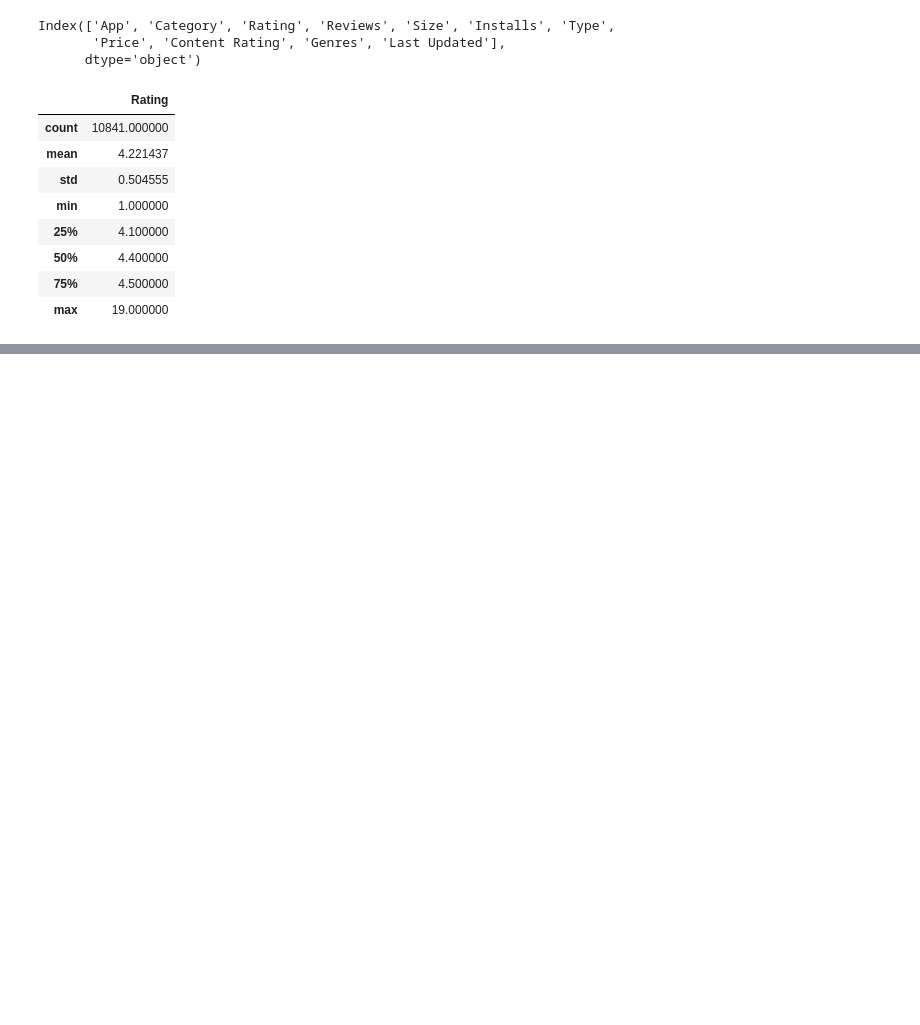
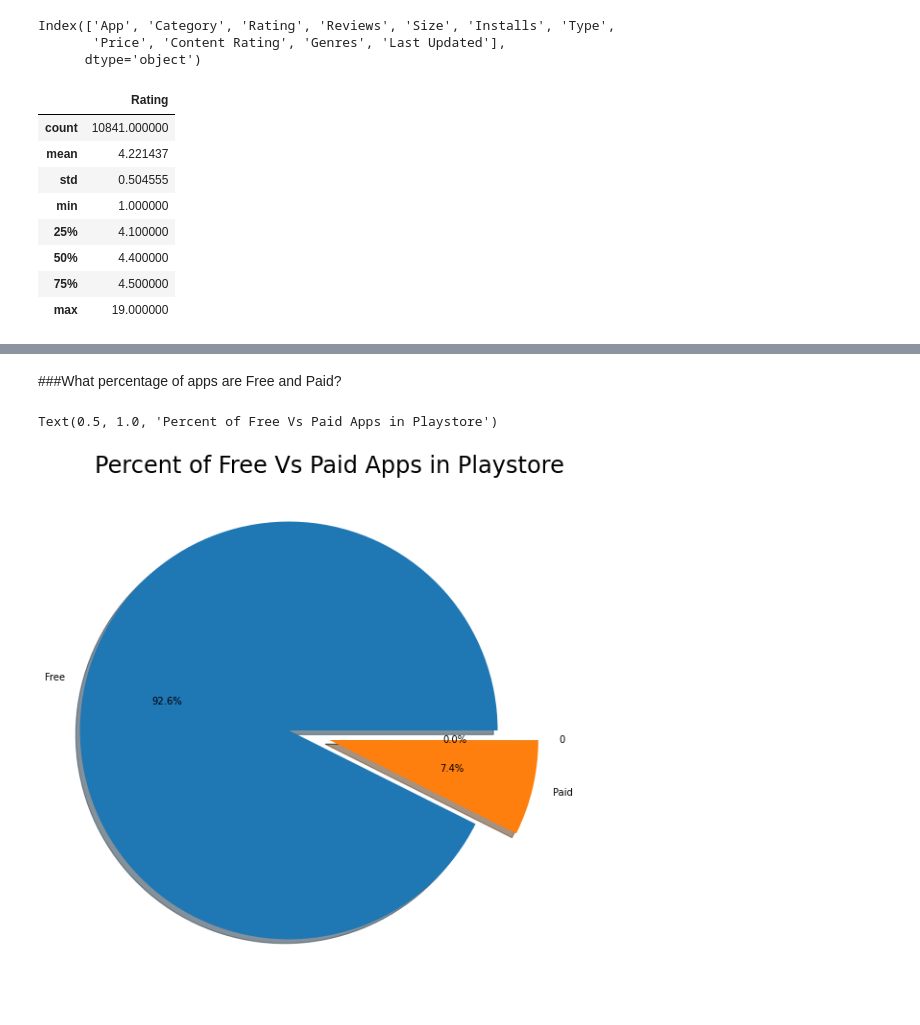
Before and after one commit to Amankr351/Play-Store-Review-Analysis, a Jupyter notebook: Aman_EDA_Project.ipynb, the cells around one changed output, grey strips where cells are left out. Drawn from its saved outputs; the diff is of its cells as text; code cells hidden in the pictures; blank space fills up the shorter version.

```diff
--- a/Aman_EDA_Project.ipynb
+++ b/Aman_EDA_Project.ipynb
@@ -113,0 +144,12 @@ data.describe()   #The describe() method returns description of the data in the
+# %% [markdown]
+###What percentage of apps are Free and Paid?
+# %%
+plt.figure(figsize=(10,10))
+labels = data['Type'].value_counts(sort = True).index
+sizes = data['Type'].value_counts(sort = True)
+myexplode = [0.2, 0, 0]
+plt.pie(sizes,  labels=labels, explode =myexplode, autopct='%1.1f%%', shadow=True)
+plt.title('Percent of Free Vs Paid Apps in Playstore', size = 24)
+# %% [output]
+Text(0.5, 1.0, 'Percent of Free Vs Paid Apps in Playstore')
+[figure, added]
```
Also changed, not shown: parts of 7 cells of this notebook.
